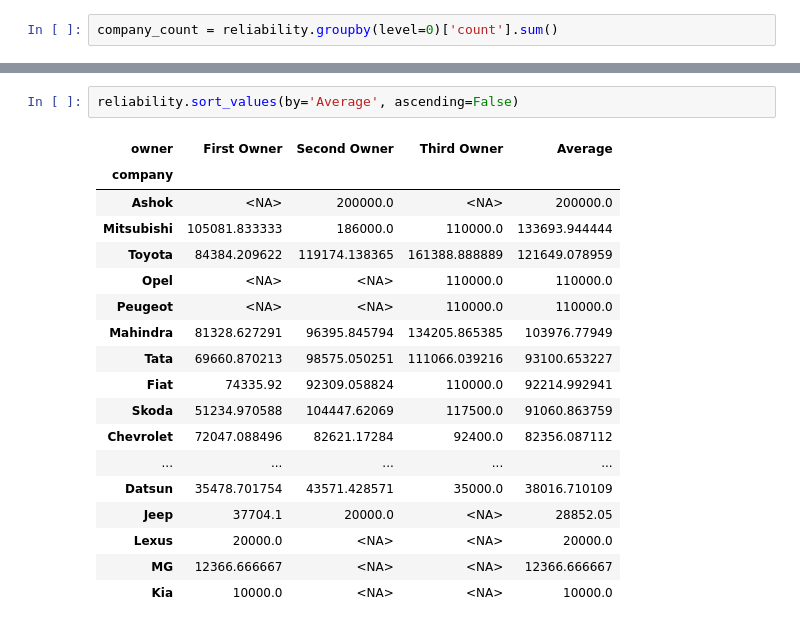
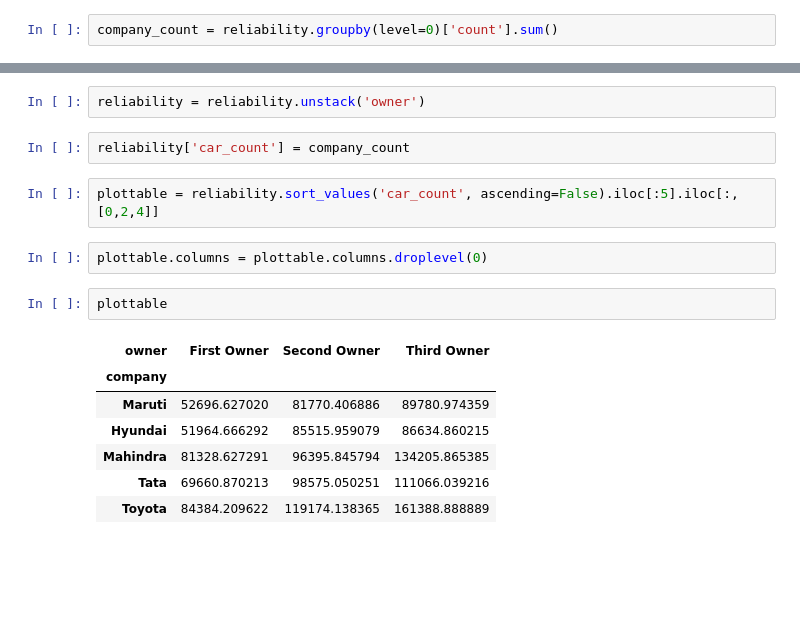
Before and after one commit to umais2005/Vehicle-Analysis, a Jupyter notebook: Vehicle EDA.ipynb, the cells around one changed output, grey strips where cells are left out. Saved outputs shown, nothing was run; the diff lists cells and outputs as text; blank space fills up the shorter version.

Commit message:
reliability done

```diff
--- a/Vehicle EDA.ipynb
+++ b/Vehicle EDA.ipynb
@@ -291,21 +252,18 @@ reliability['Average'] = reliability.apply('mean', axis=1)
-# %%
-reliability.sort_values(by='Average', ascending=False)
-# %% [output]
-| owner | First Owner | Second Owner | Third Owner | Average |
-| company |  |  |  |  |
-| Ashok | <NA> | 200000.0 | <NA> | 200000.0 |
-| Mitsubishi | 105081.833333 | 186000.0 | 110000.0 | 133693.944444 |
-| Toyota | 84384.209622 | 119174.138365 | 161388.888889 | 121649.078959 |
-| Opel | <NA> | <NA> | 110000.0 | 110000.0 |
-| Peugeot | <NA> | <NA> | 110000.0 | 110000.0 |
-| Mahindra | 81328.627291 | 96395.845794 | 134205.865385 | 103976.77949 |
-| Tata | 69660.870213 | 98575.050251 | 111066.039216 | 93100.653227 |
-| Fiat | 74335.92 | 92309.058824 | 110000.0 | 92214.992941 |
-| Skoda | 51234.970588 | 104447.62069 | 117500.0 | 91060.863759 |
-| Chevrolet | 72047.088496 | 82621.17284 | 92400.0 | 82356.087112 |
-| ... | ... | ... | ... | ... |
-| Datsun | 35478.701754 | 43571.428571 | 35000.0 | 38016.710109 |
-| Jeep | 37704.1 | 20000.0 | <NA> | 28852.05 |
-| Lexus | 20000.0 | <NA> | <NA> | 20000.0 |
-| MG | 12366.666667 | <NA> | <NA> | 12366.666667 |
-| Kia | 10000.0 | <NA> | <NA> | 10000.0 |
+# %%
+reliability = reliability.unstack('owner')
+# %%
+reliability['car_count'] = company_count
+# %%
+plottable = reliability.sort_values('car_count', ascending=False).iloc[:5].iloc[:,[0,2,4]]
+# %%
+plottable.columns = plottable.columns.droplevel(0)
+# %%
+plottable
+# %% [output]
+| owner | First Owner | Second Owner | Third Owner |
+| company |  |  |  |
+| Maruti | 52696.627020 | 81770.406886 | 89780.974359 |
+| Hyundai | 51964.666292 | 85515.959079 | 86634.860215 |
+| Mahindra | 81328.627291 | 96395.845794 | 134205.865385 |
+| Tata | 69660.870213 | 98575.050251 | 111066.039216 |
+| Toyota | 84384.209622 | 119174.138365 | 161388.888889 |
```
Also changed, not shown: parts of 18 cells of this notebook.
